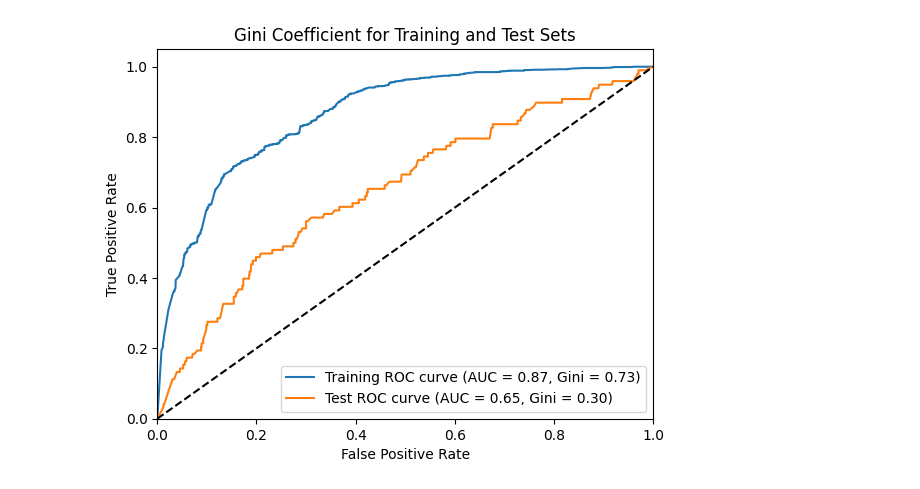
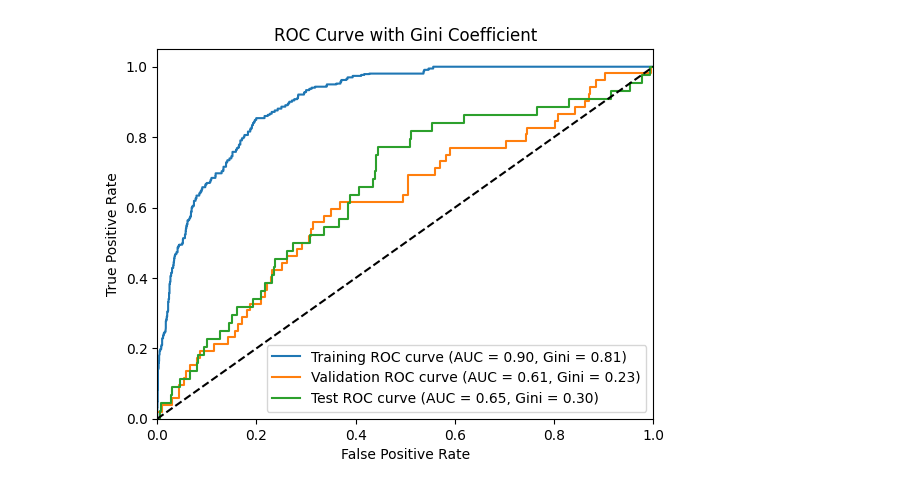
Before and after one commit to AndreasNilssonNstart/PSD2-Data-Engineering-Modeling-DATA-258, a Jupyter notebook: 2. Python/1.4 Find Final XGB.ipynb, the cells around one changed output. Saved outputs shown, nothing was run; the diff lists cells and outputs as text; code cells hidden in the pictures.

```diff
--- a/2. Python/1.4 Find Final XGB.ipynb
+++ b/2. Python/1.4 Find Final XGB.ipynb
@@ -102,3 +55,14 @@ df
+# %%
+
+
+preprocessor = DataPreprocessor(df)
+
+all_features = df.drop(columns=['Ever90','ReceivedDate',	'ApplicationID','AccountNumber','SSN','DisbursedDate','Amount','IsMainApplicant','ApplicantNo','HasCoapp','NR']).columns ## DROP THESE SINCE THEY ARE JUST IDENTIFIERS   --'_merge',
+
+input = df[['Ever90'] +list(all_features) ]
+
+## Scalle
+(Xtrain, Ytrain),(Xval, Yval),  (Xtest, Ytest) = preprocessor.scaller(train,val, test, features =  all_features)
 # %%
 # pd.set_option('display.max_columns', None)
 
@@ -116,46 +143,32 @@ base = df.drop(columns=['HasCoapp'])
 # %%
 import numpy as np
-from xgboost import XGBClassifier
-from sklearn.metrics import make_scorer, roc_auc_score, roc_curve
+import xgboost as xgb
+from sklearn.model_selection import cross_val_score, StratifiedKFold
+from imblearn.over_sampling import RandomOverSampler
 from sklearn.feature_selection import RFECV
-from sklearn.model_selection import StratifiedKFold, cross_val_score
-from imblearn.over_sampling import SMOTE
-import matplotlib.pyplot as plt
 
-# Assume preprocessor, DataPreprocessor, base, gini_scorer are predefined
-preprocessor = DataPreprocessor(base)
-
-(Xtrain, Ytrain), (Xtest, Ytest), train_upsampled = preprocessor.get_split_data_with_upsample_and_scaling(0.7, upsample=False)
-
-# Custom Gini coefficient scorer
-def gini_scorer(y_true, y_pred):
-    auc = roc_auc_score(y_true, y_pred)
-    return 2 * auc - 1
-
-# Ensure the custom scorer is correctly created
-gini_score = make_scorer(gini_scorer, needs_proba=True, greater_is_better=True)
-
-# Define the XGBoost classifier with the specified hyperparameters
-xgb = XGBClassifier(
-    learning_rate=0.015725015170391977,
+# Define the XGBoost classifier
+xgb_model = xgb.XGBClassifier(
+    n_estimators=16,
     max_depth=3,
-    n_estimators=40,
-    eval_metric='logloss',
-    random_state=42
+    learning_rate=0.11894630347464813,
+    random_state=42,
+    use_label_encoder=False,
+    eval_metric='logloss'
 )
 
-# Perform oversampling on the training data using SMOTE
-oversampler = SMOTE(random_state=420)
+# Perform oversampling on the training data
+oversampler = RandomOverSampler(random_state=420)
 Xtrain_resampled, Ytrain_resampled = oversampler.fit_resample(Xtrain, Ytrain)
 
 # Define the RFECV object for recursive feature elimination with cross-validation
-rfecv = RFECV(estimator=xgb, step=1, cv=StratifiedKFold(3), scoring=gini_score, n_jobs=-1)
+rfecv = RFECV(estimator=xgb_model, step=1, cv=StratifiedKFold(3), scoring=gini_score, n_jobs=-1)
 
 # Perform RFECV on the resampled data
 rfecv.fit(Xtrain_resampled, Ytrain_resampled)
 
 # Output the results
-optimal_features = np.array(base.iloc[:, 1:].columns)[rfecv.support_]
+optimal_features = np.array(all_features)[rfecv.support_]
 print("Optimal number of features: %d" % rfecv.n_features_)
 print("Best features: %s" % optimal_features)
 
@@ -163,17 +176,17 @@ print("Best features: %s" % optimal_features)
 X_optimal = rfecv.transform(Xtrain_resampled)
 
 # Retrain the model with the optimal feature set
-xgb.fit(X_optimal, Ytrain_resampled)
+xgb_model.fit(X_optimal, Ytrain_resampled)
 
 # Evaluate the final model
-final_score = cross_val_score(xgb, X_optimal, Ytrain_resampled, cv=3, scoring=gini_score)
+final_score = cross_val_score(xgb_model, X_optimal, Ytrain_resampled, cv=3, scoring=gini_score)
 print("Final model Gini coefficient: %0.4f" % final_score.mean())
 
-
-
 # Transform the test set using RFECV
+X_train_optimal = rfecv.transform(Xtrain)
+X_val_optimal = rfecv.transform(Xval)
 X_test_optimal = rfecv.transform(Xtest)
 
-# Plot for both the training and test sets
-plot_gini(xgb, X_optimal, Ytrain_resampled, X_test_optimal, Ytest, 'Gini Coefficient for Training and Test Sets',True)
+# Plot for both the training and validation sets
+plot_gini(xgb_model, X_optimal, Ytrain_resampled, X_val_optimal, Yval, X_test_optimal, Ytest, "ROC Curve with Gini Coefficient")
 # %% [output]
@@ -199 +210 @@ Final model Gini coefficient: 0.7016
-[figure, old version]
+[figure, new version]
```
Also changed, not shown: parts of 31 cells of this notebook, 34 other files.
